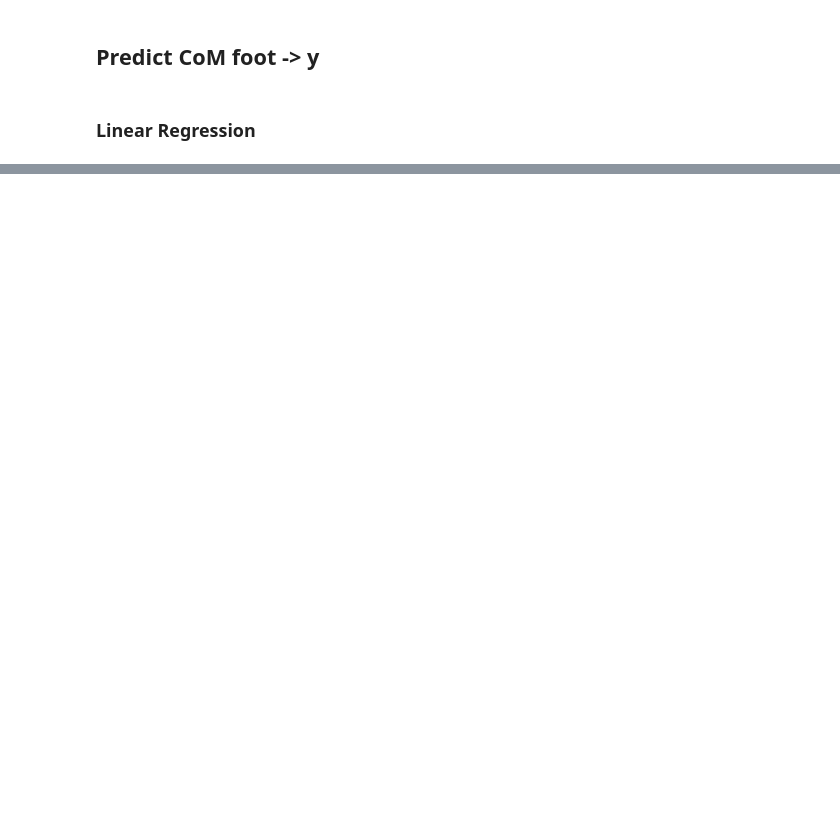
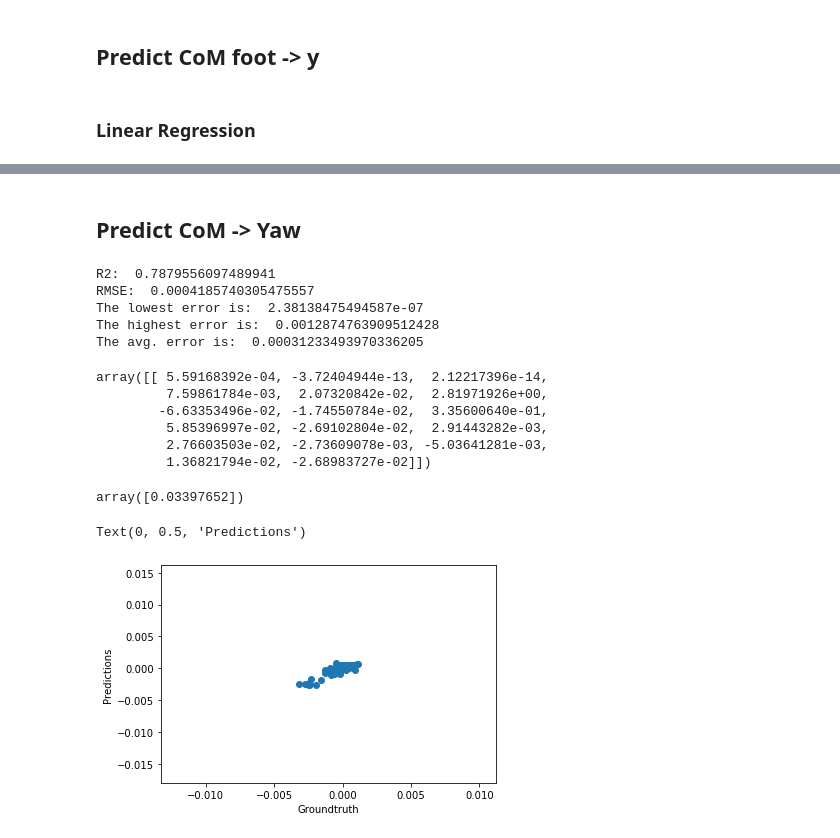
Before and after one commit to itaouil/footstep_planner, a Jupyter notebook: data/notebooks/2_models/com_absolute/continuous/com_fl_rr_continuous_model.ipynb, the cells around one changed output, grey strips where cells are left out. Cells and saved outputs as stored; diff of their text form; code cells hidden in the pictures; blank space fills up the shorter version.

Commit message:
Cleaned code and created MPC models.

```diff
--- a/data/notebooks/2_models/com_absolute/continuous/com_fl_rr_continuous_model.ipynb
+++ b/data/notebooks/2_models/com_absolute/continuous/com_fl_rr_continuous_model.ipynb
@@ -212,3 +217,65 @@ Text(0, 0.5, 'Predictions')
 # %%
 # Save model
 #joblib.dump(model_fl_com_y, "/home/itaouil/workspace/aliengo_ws/src/aliengo_navigation/models/protocol3/model_fl_com_y.sav")
+# %% [markdown]
+## Predict CoM -> Yaw
+# %%
+# Input
+X = np.hstack((X_motion_CoM_continuous_FL_RR[:, :3], # motion command
+               X_motion_CoM_continuous_FL_RR[:, 3:9],
+               X_motion_CoM_continuous_FL_RR[:, 9:11], # FL (x,y) position
+               X_motion_CoM_continuous_FL_RR[:, 12:14], # FR (x,y) position
+               X_motion_CoM_continuous_FL_RR[:, 15:17], # RL (x,y) position
+               X_motion_CoM_continuous_FL_RR[:, 18:20]))
+
+# Labels
+Y = np.array([Y_motion_CoM_continuous_FL_RR[:, 2]]).T
+
+assert Y.shape[0] == X.shape[0]
+
+# Split data into train and test set
+X_train, X_test, Y_train, Y_test = train_test_split(X, Y, train_size = 0.8, shuffle=True, random_state=100)
+
+# Create the model
+model_fl_com_theta = LinearRegression()
+
+# Fit the model
+model_fl_com_theta.fit(X_train, Y_train)
+
+# Predict
+predictions = model_fl_com_theta.predict(X_test)
+
+# Stats
+print('R2: ', r2_score(predictions, Y_test))
+print('RMSE: ', np.sqrt(mean_squared_error(Y_test, predictions)))
+print("The lowest error is: ", np.min(np.abs(predictions - Y_test)))
+print("The highest error is: ", np.max(np.abs(predictions - Y_test)))
+print("The avg. error is: ", np.mean(np.abs(predictions - Y_test)))
+#print("Seq of errors (descendant): \n", sorted(np.abs(predictions - Y_test).tolist(), reverse=True))
+# %% [output]
+R2:  0.7879556097489941
+RMSE:  0.0004185740305475557
+The lowest error is:  2.38138475494587e-07
+The highest error is:  0.0012874763909512428
+The avg. error is:  0.00031233493970336205
+# %%
+model_fl_com_theta.coef_
+# %% [output]
+array([[ 5.59168392e-04, -3.72404944e-13,  2.12217396e-14,
+         7.59861784e-03,  2.07320842e-02,  2.81971926e+00,
+        -6.63353496e-02, -1.74550784e-02,  3.35600640e-01,
+         5.85396997e-02, -2.69102804e-02,  2.91443282e-03,
+         2.76603503e-02, -2.73609078e-03, -5.03641281e-03,
+         1.36821794e-02, -2.68983727e-02]])
+# %%
+model_fl_com_theta.intercept_
+# %% [output]
+array([0.03397652])
+# %%
+## The line / model
+plt.scatter(Y_test, predictions)
+plt.xlabel("Groundtruth")
+plt.ylabel("Predictions")
+# %% [output]
+Text(0, 0.5, 'Predictions')
+[figure, added]
```
Also changed, not shown: parts of 14 cells of this notebook, 14 other files.
